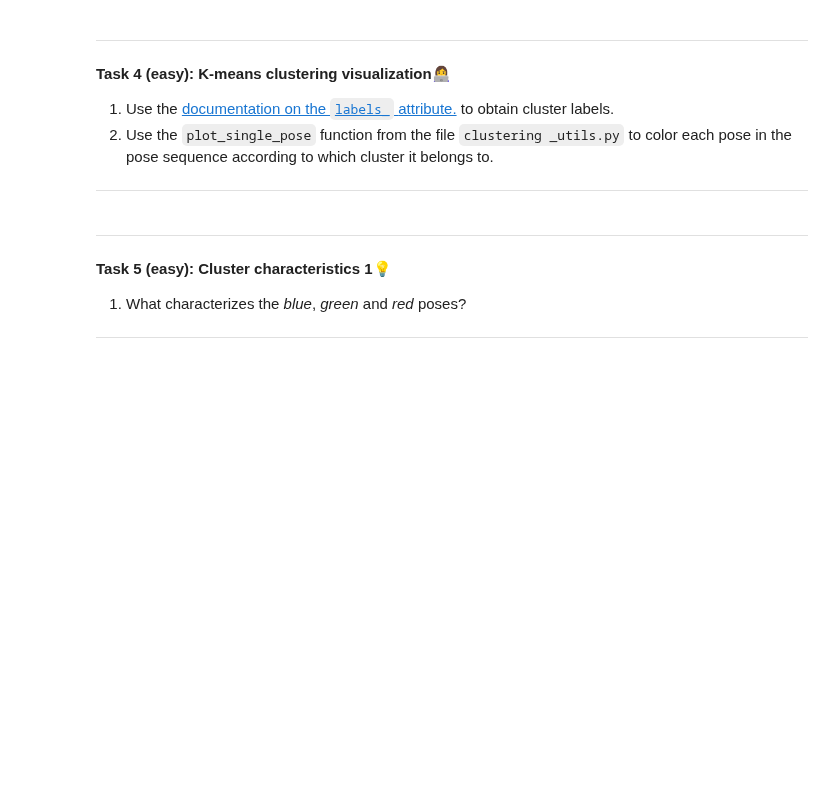
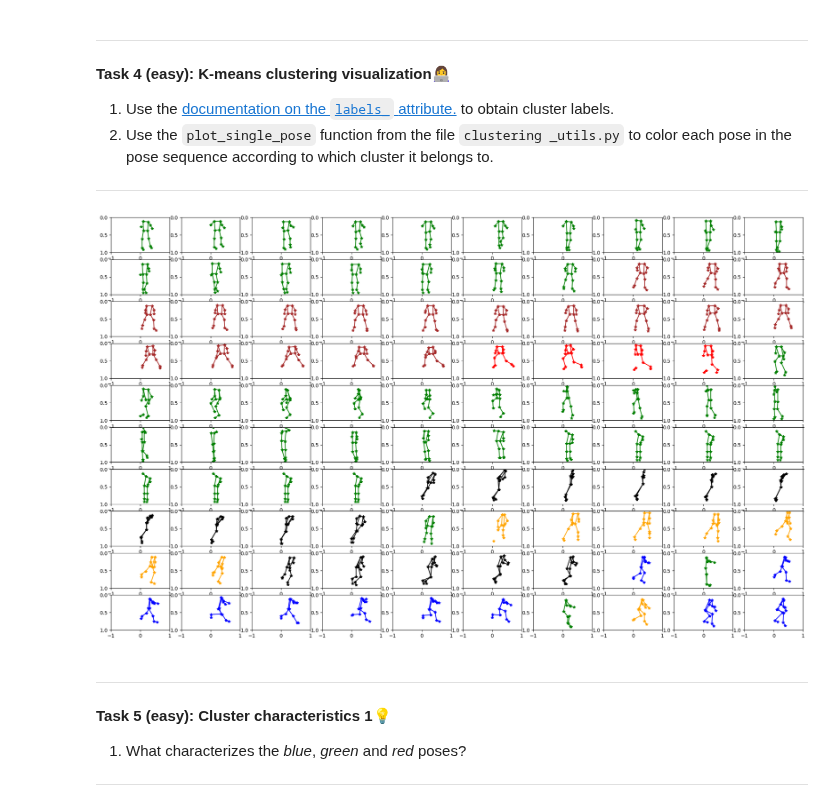
Before and after one commit to Mie-Jonasson/ComputerScienceMasters, a Jupyter notebook: IntroductionToMachineLearning/Exercises/W13/01-Clustering.ipynb, the cells around one changed output. Cells and saved outputs as stored; diff of their text form; code cells hidden in the pictures; blank space fills up the shorter version.

Commit message:
add code to clustering notebook of week 11

```diff
--- a/IntroductionToMachineLearning/Exercises/W13/01-Clustering.ipynb
+++ b/IntroductionToMachineLearning/Exercises/W13/01-Clustering.ipynb
@@ -134,7 +192,7 @@ In this  exercise you will use k-means clustering on a pose sequence.
 ---
 # %%
 # Specify the number of clusters (k)
-k = 7
+k = 6
 
 # Create KMeans
 kmeans = KMeans(n_clusters=k, random_state=42)
@@ -156,17 +216,20 @@ kmeans.fit(sequence)
 ---
 # %%
 # Write your solution here
+cluster_labels = kmeans.labels_
 
 # You can now use 'cluster_labels' to see which cluster each frame belongs to
 # 'centroids' contains the coordinates of the cluster centers
 
 colors = {0: 'red', 1: 'blue', 2: 'green', 3: "orange", 4: "black", 5: "brown", 6: "yellow", 7: "cyan"}  # Map cluster labels to colors
 plt.figure(figsize=(25,15))
 for i in range(len(sequence)):
     plt.subplot(10, 10, i + 1)
     plot_single_pose(sequence[i], c=colors[cluster_labels[i]], head=False)
     plt.ylim(1, 0)
     plt.xlim(-1, 1)
+# %% [output]
+[figure, added]
 # %% [markdown]
 
 ---
```
Also changed, not shown: parts of 25 cells of this notebook, 1 other file.
